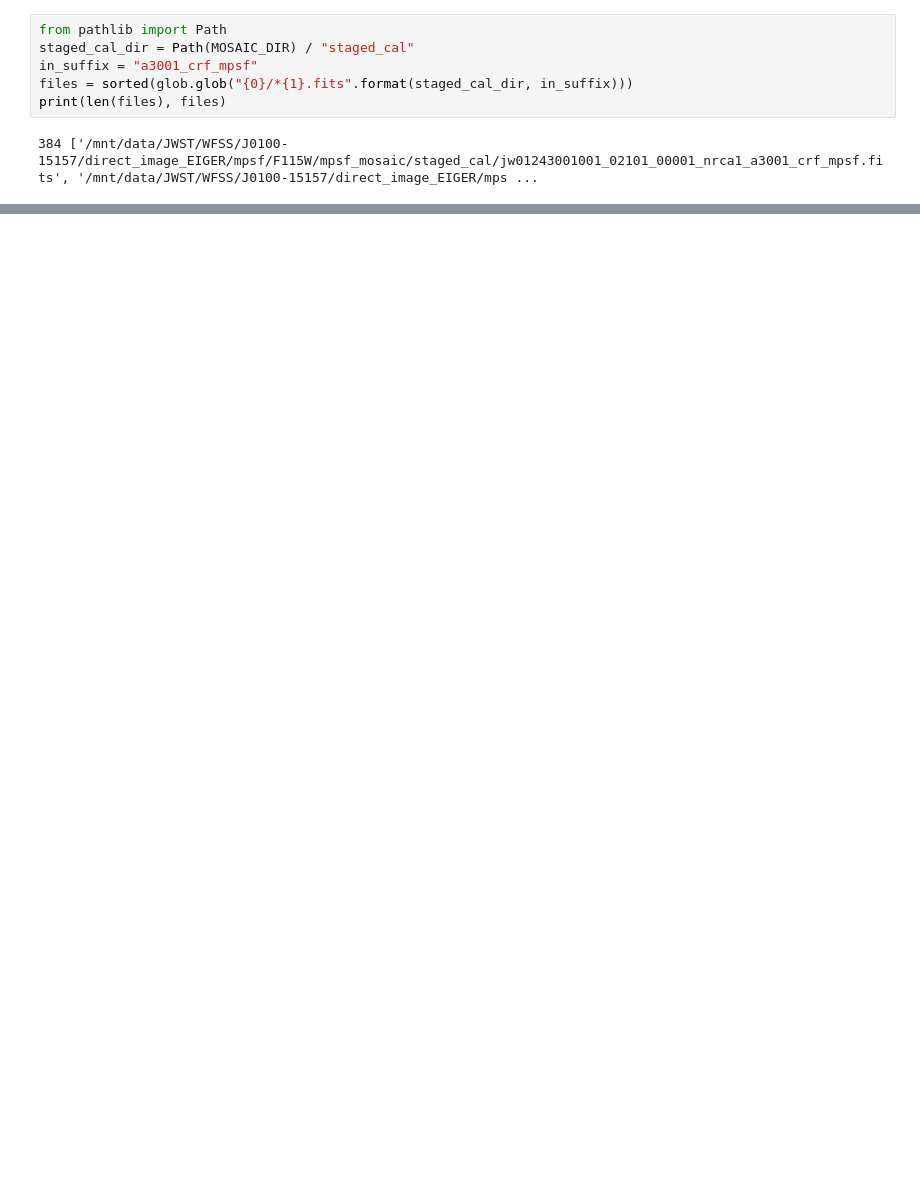
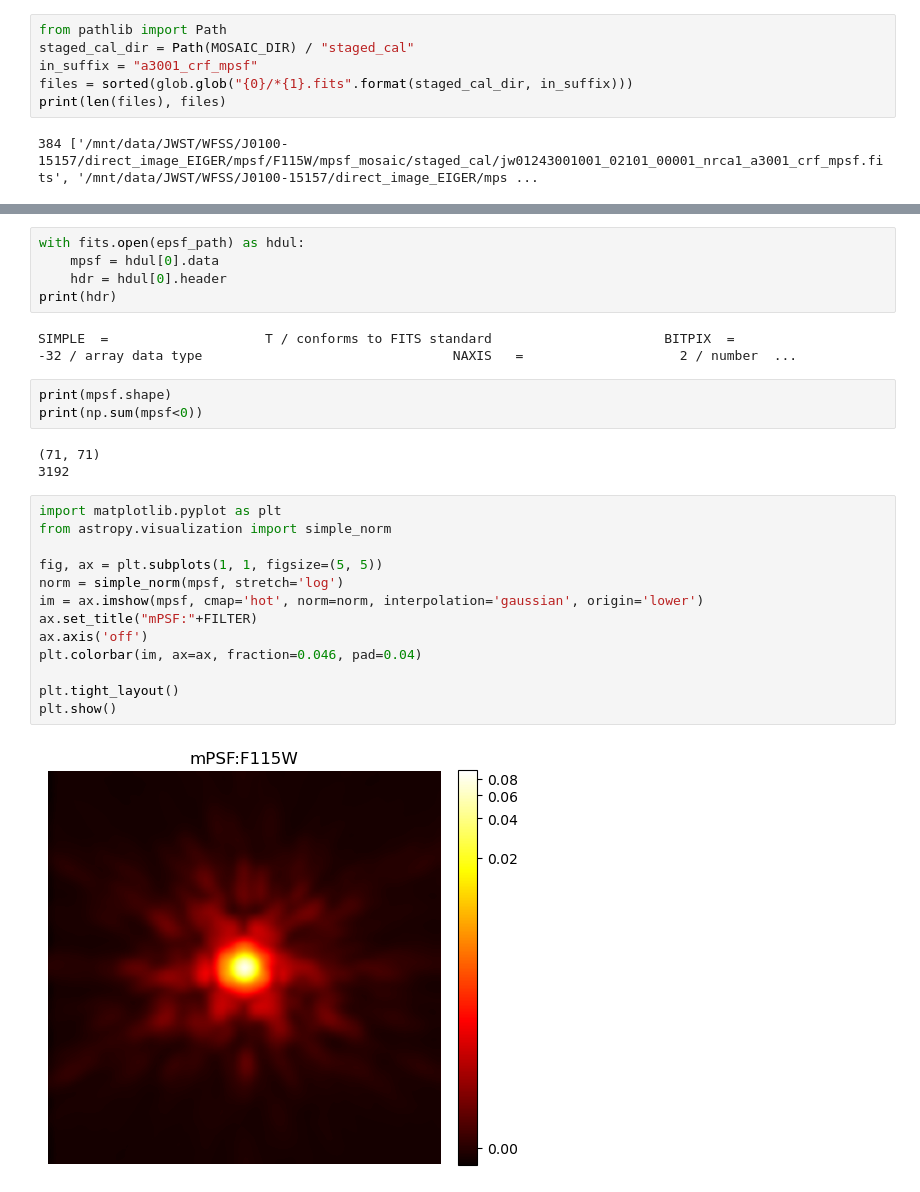
Before and after one commit to LilyHanZhang/mopsf, a Jupyter notebook: run_mpsf.ipynb, the cells around one changed output, grey strips where cells are left out. Cells and saved outputs as stored; diff of their text form; blank space fills up the shorter version.

```diff
--- a/run_mpsf.ipynb
+++ b/run_mpsf.ipynb
@@ -359,0 +500,28 @@ print("\nDone.")
+# %%
+with fits.open(epsf_path) as hdul:
+    mpsf = hdul[0].data
+    hdr = hdul[0].header
+print(hdr)
+# %% [output]
+SIMPLE  =                    T / conforms to FITS standard                      BITPIX  =                  -32 / array data type                                NAXIS   =                    2 / number  ...
+# %%
+print(mpsf.shape)
+print(np.sum(mpsf<0))
+# %% [output]
+(71, 71)
+3192
+# %%
+import matplotlib.pyplot as plt
+from astropy.visualization import simple_norm
+
+fig, ax = plt.subplots(1, 1, figsize=(5, 5))
+norm = simple_norm(mpsf, stretch='log')
+im = ax.imshow(mpsf, cmap='hot', norm=norm, interpolation='gaussian', origin='lower')
+ax.set_title("mPSF:"+FILTER)
+ax.axis('off')
+plt.colorbar(im, ax=ax, fraction=0.046, pad=0.04)
+
+plt.tight_layout()
+plt.show()
+# %% [output]
+[figure, added]
```
Also changed, not shown: parts of 18 cells of this notebook, 5 other files.
